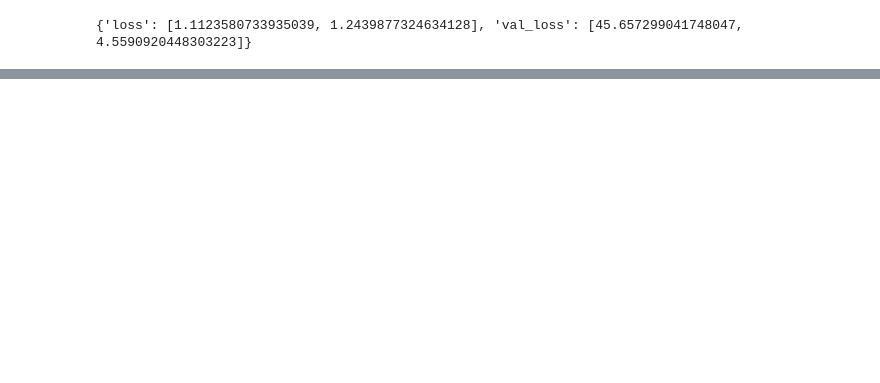
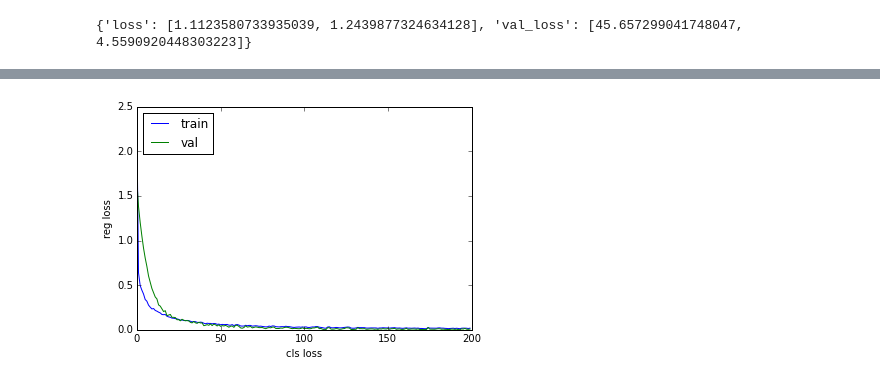
Before and after one commit to mbalty/mlmi-project, a Jupyter notebook: MyResNet.ipynb, the cells around one changed output, grey strips where cells are left out. Cells and saved outputs as stored; diff of their text form; code cells hidden in the pictures; blank space fills up the shorter version.

```diff
--- a/MyResNet.ipynb
+++ b/MyResNet.ipynb
@@ -230,0 +252,12 @@ TypeError: 'History' object is not subscriptable
+# %%
+plt.plot(history['out_reg_loss'])
+plt.plot(history['out_cls_loss'])
+# plt.plot(history['val_loss'])
+# plt.plot(history['val_loss'])
+
+plt.ylabel('reg loss')
+plt.xlabel('cls loss')
+plt.legend(['train', 'val'], loc='upper left')
+plt.savefig('./aaa_results/reg/train.png')
+# %% [output]
+[figure, added]
```
Also changed, not shown: parts of 22 cells of this notebook, 2 other files.
